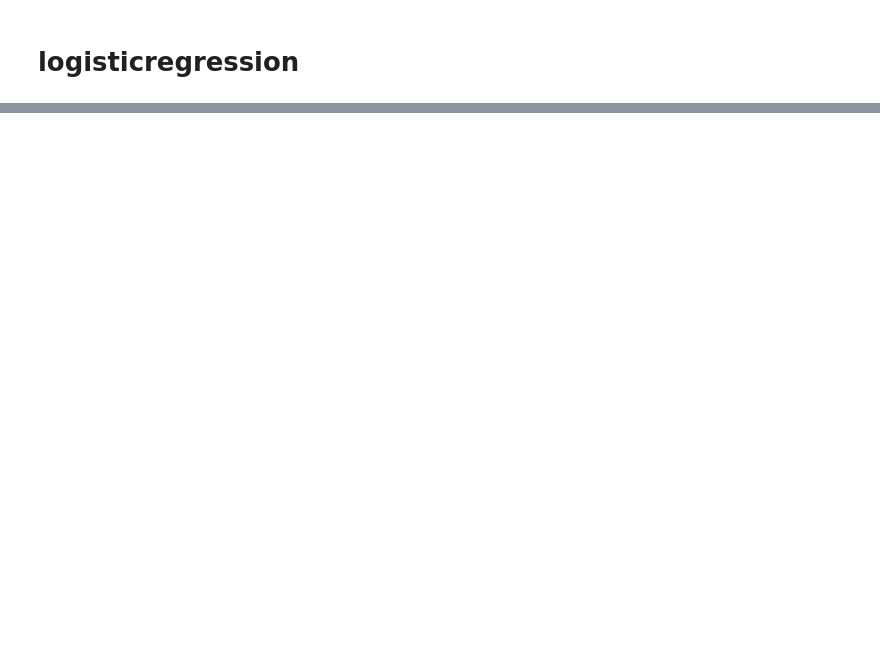
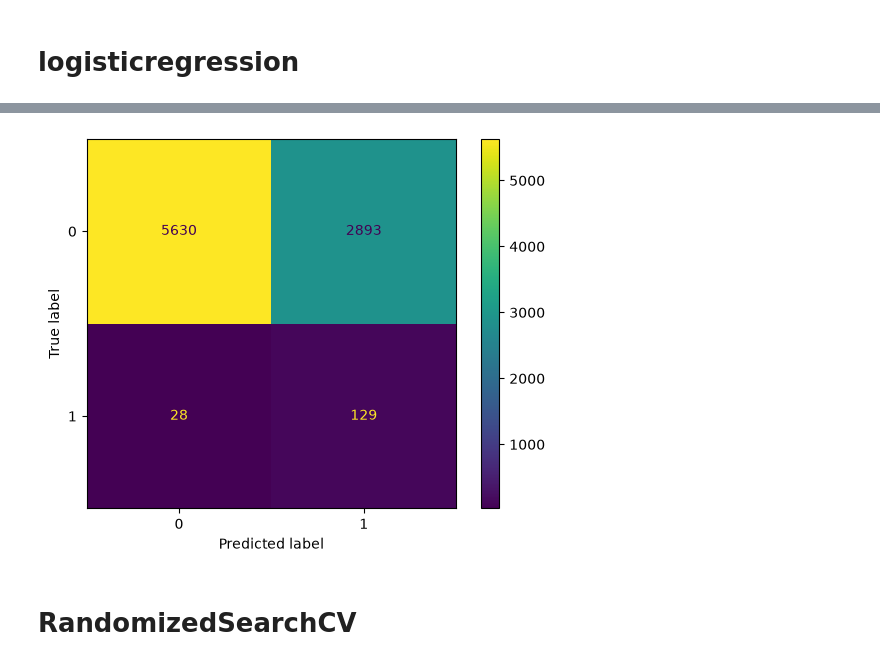
Before and after one commit to Jawad-Ahmad92/Ezitech-internship-projects, a Jupyter notebook: Stroke Prediction Dataset/code.ipynb, the cells around one changed output, grey strips where cells are left out. Cells and saved outputs as stored; diff of their text form; code cells hidden in the pictures; blank space fills up the shorter version.

```diff
--- a/Stroke Prediction Dataset/code.ipynb
+++ b/Stroke Prediction Dataset/code.ipynb
@@ -263,0 +379,18 @@ x_train,x_test,y_train,y_test=train_test_split(
+# %%
+param = {
+    "criterion": ["gini", "entropy"],
+    "max_depth": [3, 5, 8, 10],
+    "min_samples_split": [2, 10],
+    "min_samples_leaf": [1, 5],
+    "class_weight": [None, "balanced"]
+}
+# %%
+grid = GridSearchCV(
+    DecisionTreeClassifier(random_state=42),
+    param,
+    cv=5,
+    scoring="f1",
+    n_jobs=-1
+)
+
+grid.fit(x_train, y_train)
@@ -263,0 +404,7 @@ x_train,x_test,y_train,y_test=train_test_split(
+# %%
+# best parameter
+
+print(grid.best_params_)
+# best model
+
+best_model = grid.best_estimator_
@@ -263,0 +418,2 @@ x_train,x_test,y_train,y_test=train_test_split(
+# %%
+y_pred_grid = best_model.predict(x_test)
@@ -263,0 +434,10 @@ x_train,x_test,y_train,y_test=train_test_split(
+# %%
+conusion_M=(y_test,y_pred_grid)
+
+ConfusionMatrixDisplay.from_predictions(y_test,y_pred_grid)
+
+plt.savefig("Conusion Matrix gridsearchcv plot.png")
+# %% [output]
+[figure, added]
+# %% [markdown]
+# RandomizedSearchCV
```
Also changed, not shown: parts of 40 cells of this notebook, 19 other files.
